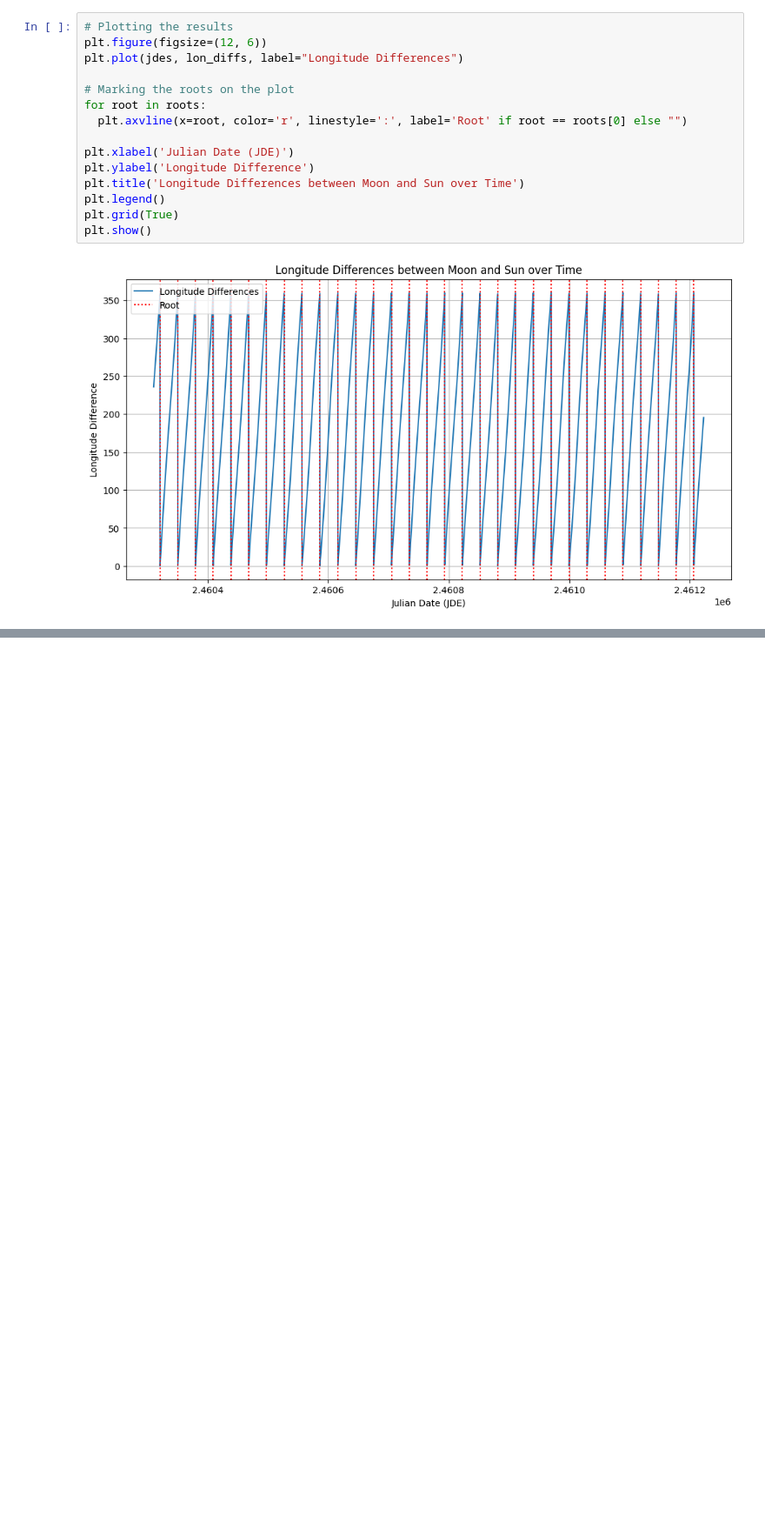
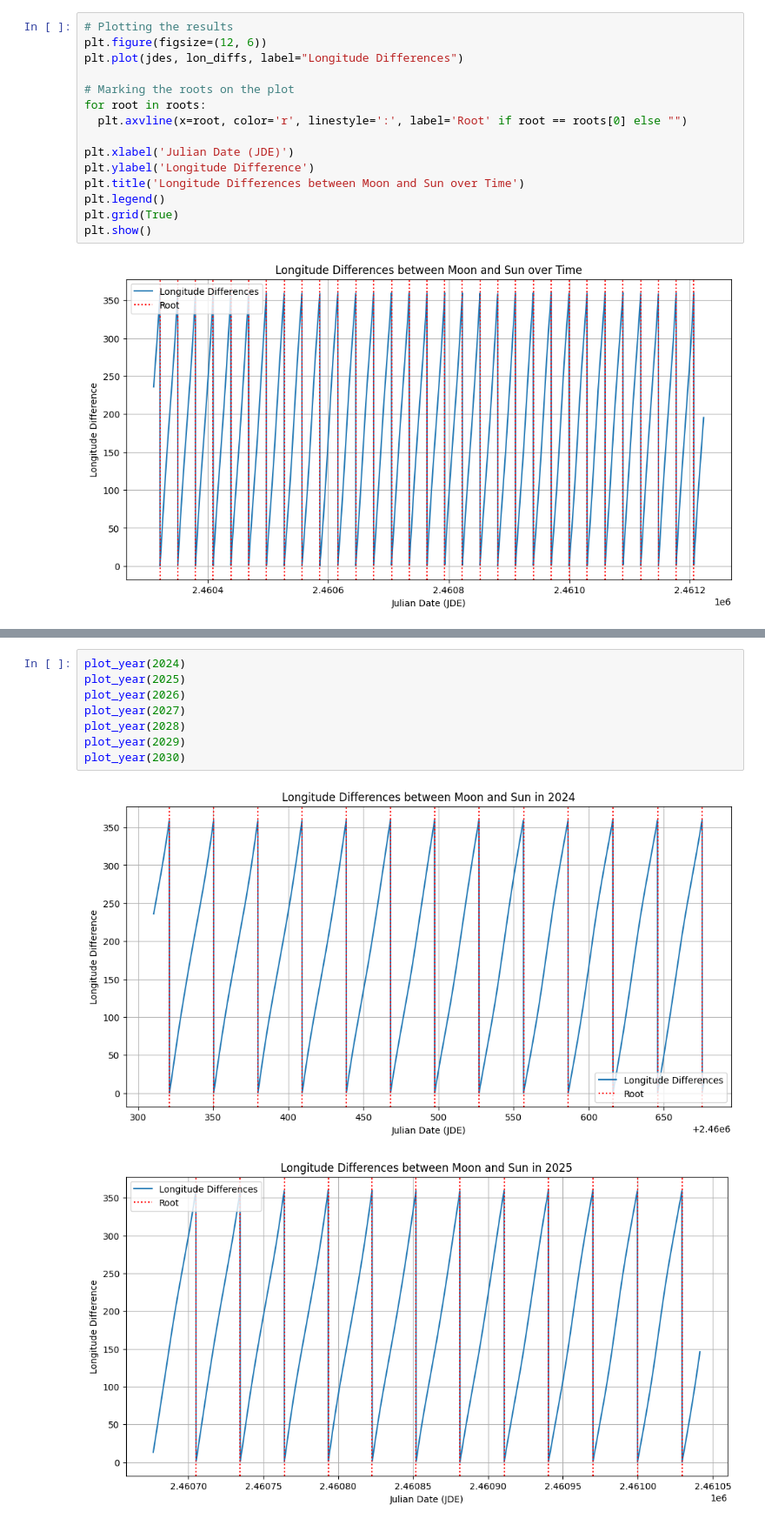
Before and after one commit to 0xf3cd/celestial-calendar, a Jupyter notebook: statistics/conjunction_syzygy.ipynb, the cells around one changed output, grey strips where cells are left out. Shown at 87% size. Saved outputs shown, nothing was run; the diff lists cells and outputs as text; blank space fills up the shorter version.

```diff
--- a/statistics/conjunction_syzygy.ipynb
+++ b/statistics/conjunction_syzygy.ipynb
@@ -379,0 +446,11 @@ plt.show()
+# %%
+plot_year(2024)
+plot_year(2025)
+plot_year(2026)
+plot_year(2027)
+plot_year(2028)
+plot_year(2029)
+plot_year(2030)
+# %% [output]
+[figure, added]
+[figure, added]
```
Also changed, not shown: parts of 3 cells of this notebook, 4 other files.
